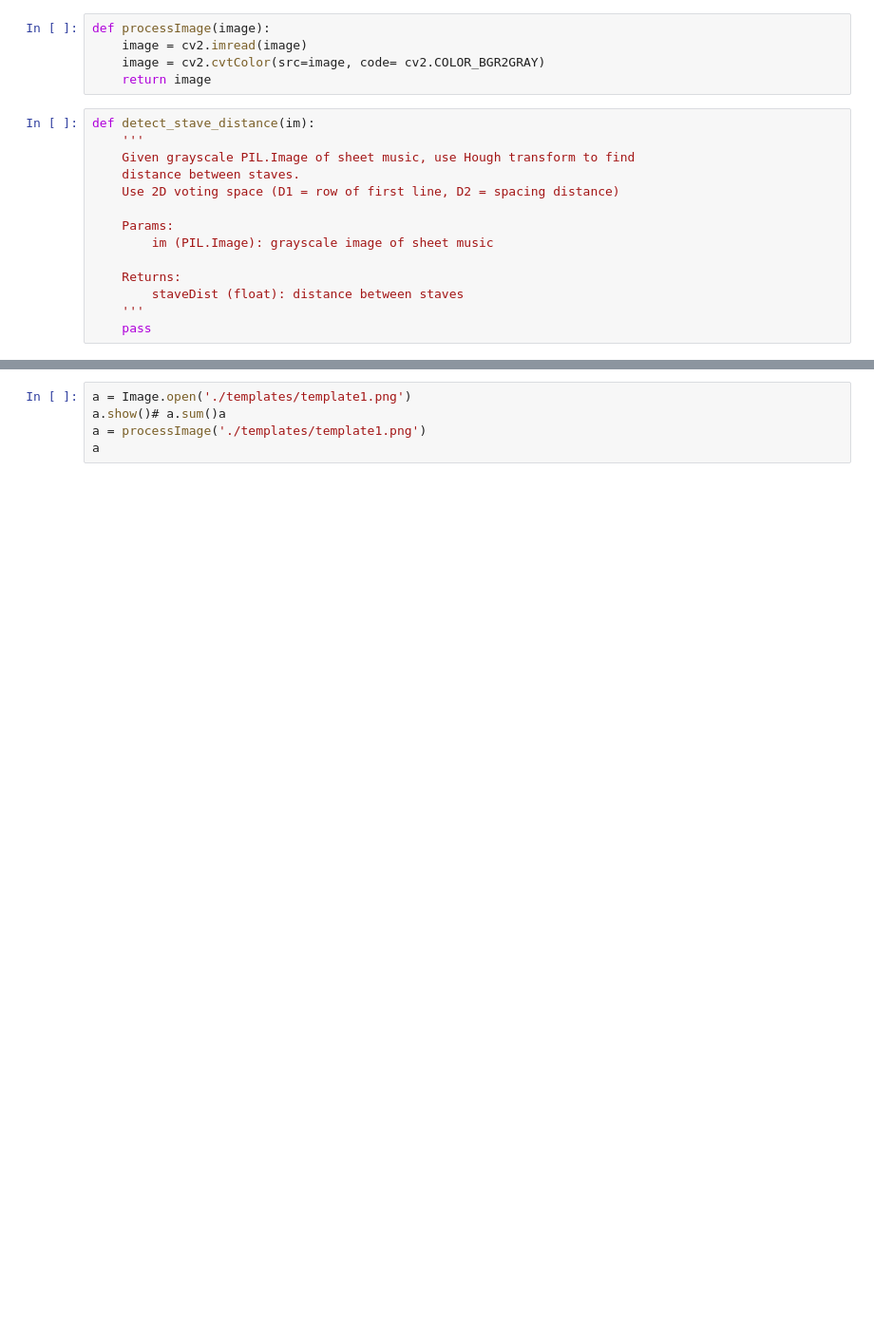
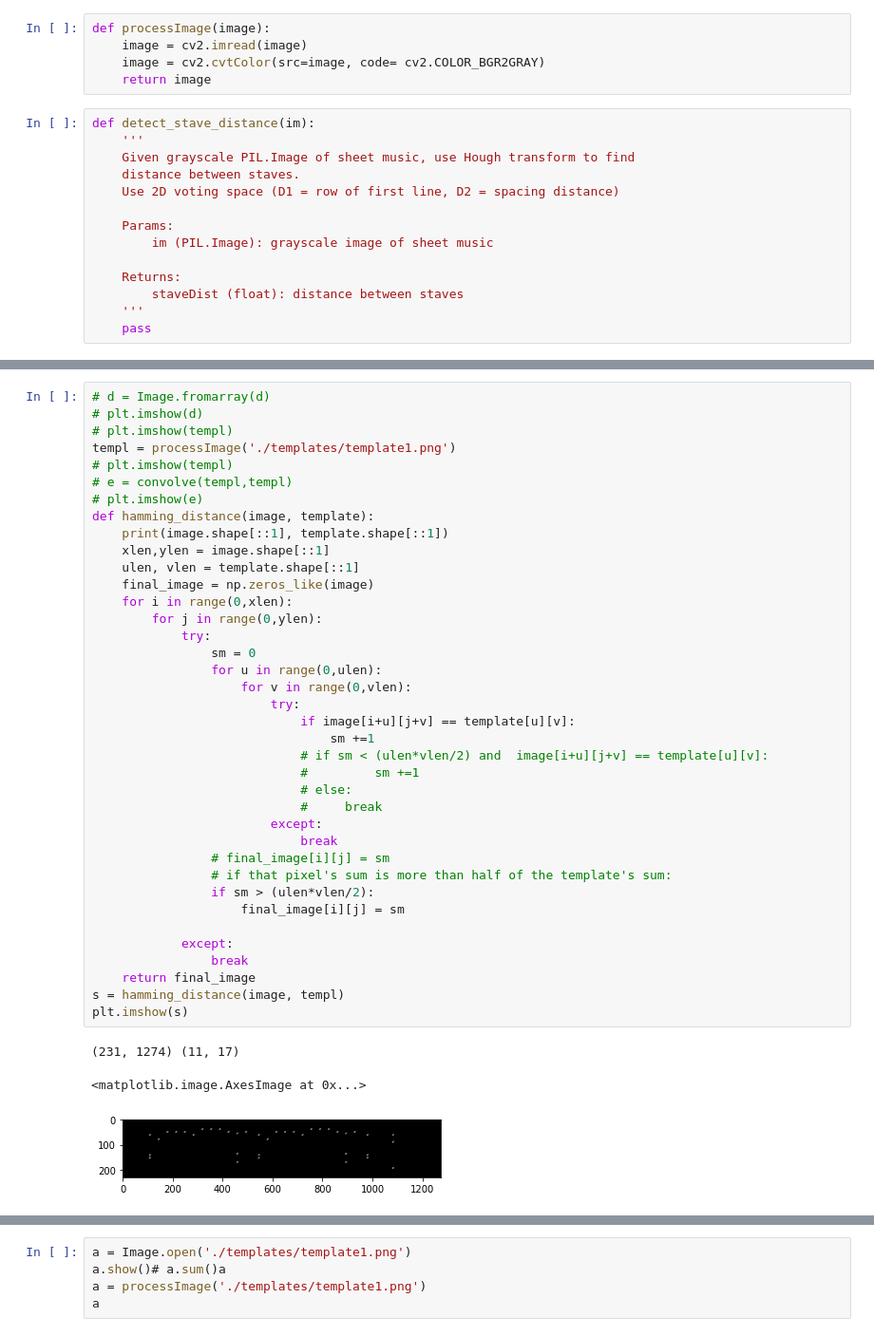
Before and after one commit to 14coruma/Vision_Course_Projects, a Jupyter notebook: hough.ipynb, the cells around one changed output, grey strips where cells are left out. Shown at 95% size. Saved outputs shown, nothing was run; the diff lists cells and outputs as text; blank space fills up the shorter version.

Commit message:
working hamming distance on hough.ipynb

```diff
--- a/hough.ipynb
+++ b/hough.ipynb
@@ -63,0 +68,42 @@ plt.imshow(c)
+# %%
+# d = Image.fromarray(d)
+# plt.imshow(d)
+# plt.imshow(templ)
+templ = processImage('./templates/template1.png')
+# plt.imshow(templ)
+# e = convolve(templ,templ)
+# plt.imshow(e)
+def hamming_distance(image, template):
+    print(image.shape[::1], template.shape[::1])
+    xlen,ylen = image.shape[::1]
+    ulen, vlen = template.shape[::1]
+    final_image = np.zeros_like(image)
+    for i in range(0,xlen):
+        for j in range(0,ylen):
+            try:
+                sm = 0
+                for u in range(0,ulen):
+                    for v in range(0,vlen):
+                        try:
+                            if image[i+u][j+v] == template[u][v]:
+                                sm +=1
+                            # if sm < (ulen*vlen/2) and  image[i+u][j+v] == template[u][v]:
+                            #         sm +=1
+                            # else:
+                            #     break
+                        except:
+                            break
+                # final_image[i][j] = sm
+                # if that pixel's sum is more than half of the template's sum:
+                if sm > (ulen*vlen/2):
+                    final_image[i][j] = sm
+
+            except:
+                break
+    return final_image
+s = hamming_distance(image, templ)
+plt.imshow(s)
+# %% [output]
+(231, 1274) (11, 17)
+<matplotlib.image.AxesImage at 0x...>
+[figure, added]
```
Also changed, not shown: parts of 4 cells of this notebook.
